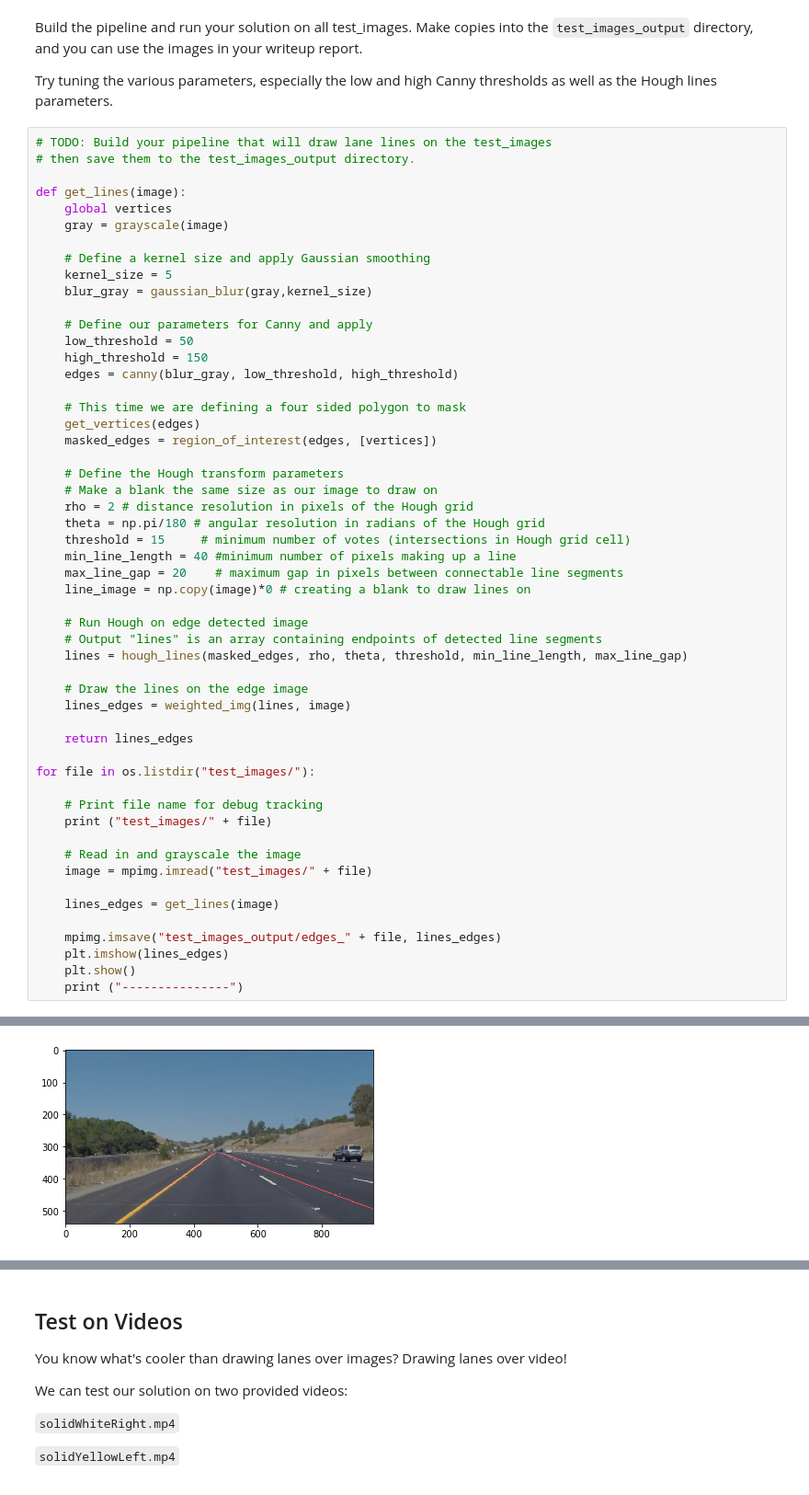
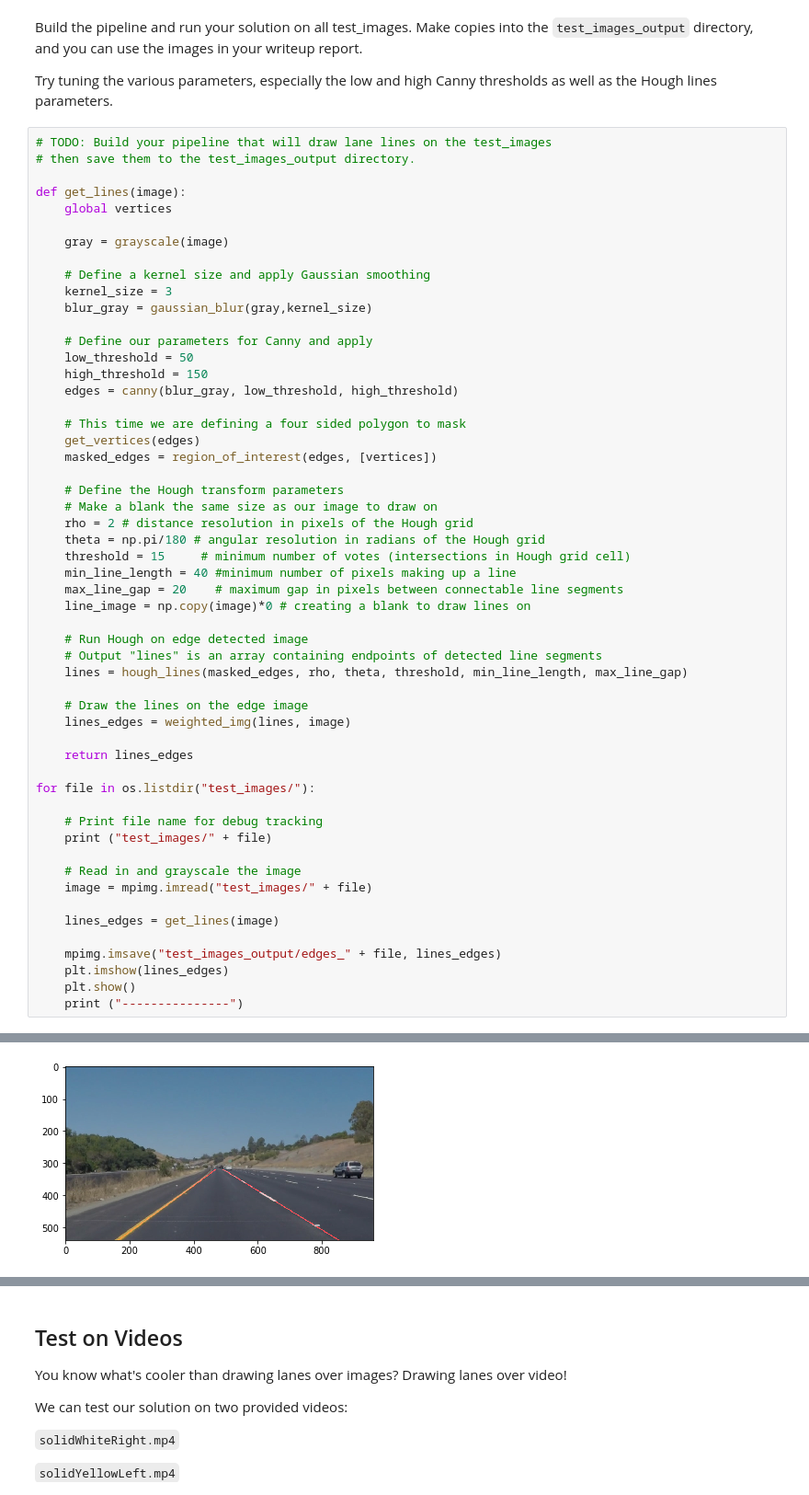
Before and after one commit to bhiln/CarND-LaneLines-P1, a Jupyter notebook: P1.ipynb, the cells around one changed output, grey strips where cells are left out. Shown at 92% size. Cells and saved outputs as stored; diff of their text form.

```diff
--- a/P1.ipynb
+++ b/P1.ipynb
@@ -311,10 +323,11 @@ Try tuning the various parameters, especially the low and high Canny thresholds
 
 def get_lines(image):
     global vertices
+
     gray = grayscale(image)
 
     # Define a kernel size and apply Gaussian smoothing
-    kernel_size = 5
+    kernel_size = 3
     blur_gray = gaussian_blur(gray,kernel_size)
 
     # Define our parameters for Canny and apply
@@ -333,33 +346,33 @@ def get_lines(image):
     threshold = 15     # minimum number of votes (intersections in Hough grid cell)
     min_line_length = 40 #minimum number of pixels making up a line
     max_line_gap = 20    # maximum gap in pixels between connectable line segments
     line_image = np.copy(image)*0 # creating a blank to draw lines on
 
     # Run Hough on edge detected image
     # Output "lines" is an array containing endpoints of detected line segments
     lines = hough_lines(masked_edges, rho, theta, threshold, min_line_length, max_line_gap)
 
     # Draw the lines on the edge image
     lines_edges = weighted_img(lines, image)
 
     return lines_edges
 
 for file in os.listdir("test_images/"):
 
     # Print file name for debug tracking
     print ("test_images/" + file)
 
     # Read in and grayscale the image
     image = mpimg.imread("test_images/" + file)
 
     lines_edges = get_lines(image)
 
     mpimg.imsave("test_images_output/edges_" + file, lines_edges)
     plt.imshow(lines_edges)
     plt.show()
     print ("---------------")
 # %% [output]
 test_images/solidYellowCurve.jpg
-[figure, old version]
+[figure, new version]
 ---------------
 test_images/solidYellowLeft.jpg
```
Also changed, not shown: parts of 5 cells of this notebook.
